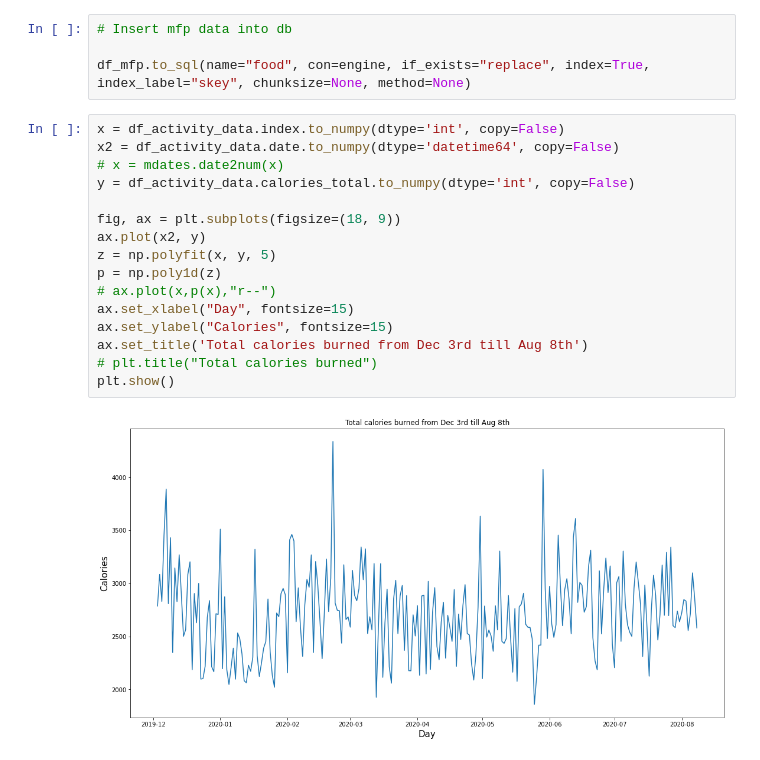
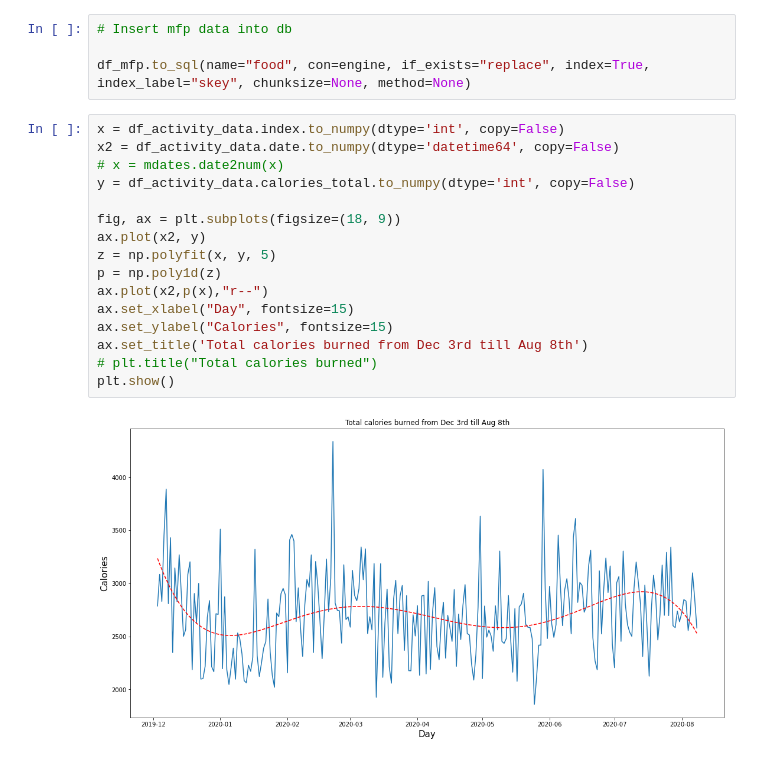
Before and after one commit to MaciejoG/my-fitbit, a Jupyter notebook: my_app.ipynb, the cells around one changed output. Drawn from its saved outputs; the diff is of its cells as text.

Commit message:
Improves trend-line for thr graph

```diff
--- a/my_app.ipynb
+++ b/my_app.ipynb
@@ -331,18 +331,18 @@ df_mfp.to_sql(name="food", con=engine, if_exists="replace", index=True, index_la
 # %%
 x = df_activity_data.index.to_numpy(dtype='int', copy=False)
 x2 = df_activity_data.date.to_numpy(dtype='datetime64', copy=False)
 # x = mdates.date2num(x)
 y = df_activity_data.calories_total.to_numpy(dtype='int', copy=False)
 
 fig, ax = plt.subplots(figsize=(18, 9))
 ax.plot(x2, y)
 z = np.polyfit(x, y, 5)
 p = np.poly1d(z)
-# ax.plot(x,p(x),"r--")
+ax.plot(x2,p(x),"r--")
 ax.set_xlabel("Day", fontsize=15)
 ax.set_ylabel("Calories", fontsize=15)
 ax.set_title('Total calories burned from Dec 3rd till Aug 8th')
 # plt.title("Total calories burned")
 plt.show()
 # %% [output]
-[figure, old version]
+[figure, new version]
```
